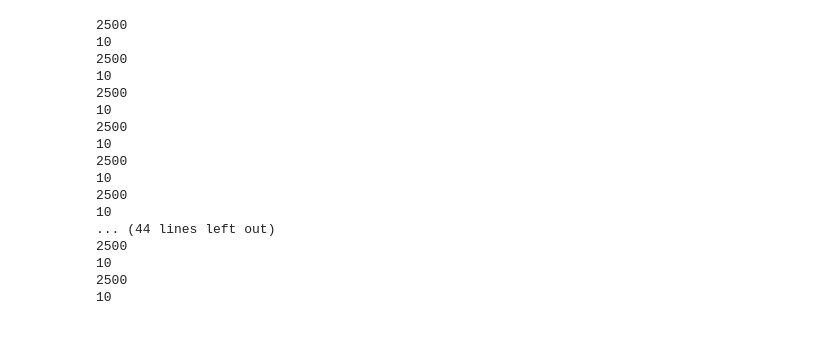
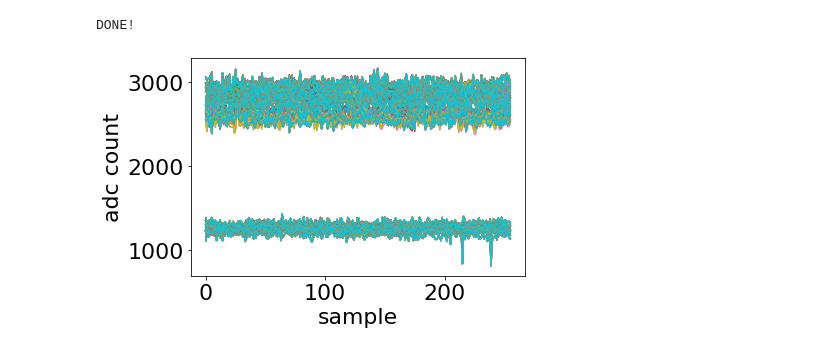
Before and after one commit to lappd-daq/acdc-daq-revc, a Jupyter notebook: analysis/Untitled.ipynb, the cells around one changed output. Cells and saved outputs as stored; diff of their text form; code cells hidden in the pictures.

```diff
--- a/analysis/Untitled.ipynb
+++ b/analysis/Untitled.ipynb
@@ -144,9 +144,9 @@ def checkWidth(data, pedestal):
     return checkMark
 # %%
 # Set the filename from an input argument
-filename = "/home/pipc/Documents/Try6/Data_20200912_142125.txt"
-calibfile = "/home/pipc/Documents/Try6/PSEC_ACDC_board4.txt"
-savefolder = "/home/pipc/Documents/Try6/Output/"
+filename = "/home/pipc/Documents/Try7/Results/Data_20201012_135508.txt"
+calibfile = "/home/pipc/Documents/Try7/autogenerated_calibrations/PEDS_ACDC_board4.txt"
+savefolder = "/home/pipc/Documents/Try7/Output/"
 calib = np.loadtxt(calibfile, delimiter=" ", usecols=range(0,30));
 # Get the number of acdc boards that were read out
 num_boards = (get_board_number(filename)-1)/31
@@ -170,66 +170,53 @@ for bi in range(0,int(num_boards)):
         # Loop over all events
         chk_counter = 0
         for ev in range(0,int(number_of_events)):
             # Generate an event offset
             event = ev*N_SAMPLE
             # Grab only the respective metadata
             meta_event = meta[0+event:256+event]
             # and extract the clockcycle bit
             bit = int(meta_event[26],16)
             # Grab only the respective data
             y = data[0+event:256+event,ch]
             # and restructure it with the clockcycle bit
             y = y - calib[:,ch]
-            #y = restructure(y, bit)
+            y = restructure(y, bit)
             #y = calib[:,ch]
             # Catch events that are not complete
             if len(y)!=N_SAMPLE or len(meta_event)!=N_SAMPLE:
                 print("len error")
                 break
             # Get the pedestal value from the metadata
             pedestal = getPedestal(ch, meta_event)
             # Check the waveform for a pulse by checking on the
             # correct sign as well as pulse height
-####################################################################
-            if checkHeight(y,1200)==True:
-                chk_counter+=1
-
+###################################################################
+            '''
             plt.figure(num=ch, figsize=[25,25], facecolor='white')
             plt.plot(x,y)
             plt.xlabel('sample')
             plt.ylabel('adc count')
             printname = savefolder + "Plot_"+ str(ch) + ".png"
             plt.savefig(printname)
-            #h[ev] = np.amax(y+calib[:,ch])
+            '''
+            plt.plot(x,data[0+event:256+event,ch])
+            plt.xlabel('sample')
+            plt.ylabel('adc count')
+            printname = savefolder + "Raw_"+ str(ch) + ".png"
+            plt.savefig(printname)
+
+        plt.close(ch)
+        plt.figure(num=ch, figsize=[25,25], facecolor='white')
+        plt.plot(x,calib[:,ch])
+        plt.xlabel('sample')
+        plt.ylabel('adc count')
+        printname = savefolder + "Calib_"+ str(ch) + ".png"
+        plt.savefig(printname)
+        plt.close(ch)
+
         # Every channel
-        print(pedestal)
-        print(chk_counter)
-        plt.close(ch)
-        '''
-        plt.figure(num=ch, figsize=[25,25], facecolor='white')
-        plt.hist(h, bins=np.arange(min(h), max(h) + 1, 1))
-        plt.xlabel('pulse height in adc')
-        plt.ylabel('count')
-        printname = savefolder + "Hist_" + str(ch) + ".png"
-        plt.savefig(printname)
-        # Every channel
-        plt.close(ch)
-        '''
+
+print("DONE!")
 # %% [output]
-2500
-10
-2500
-10
-2500
-10
-2500
-10
-2500
-10
-2500
-10
-... (44 lines left out)
-2500
-10
-2500
-10
+DONE!
+[figure, added]
```
Also changed, not shown: 15 other files.
